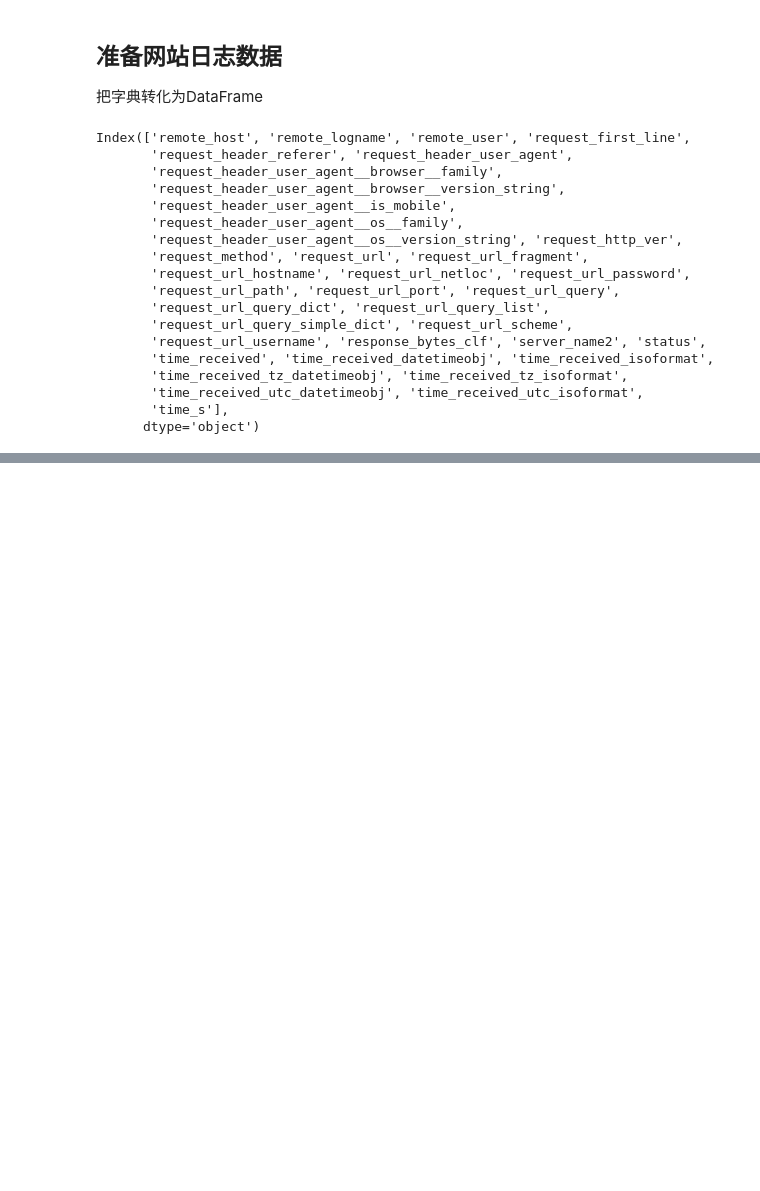
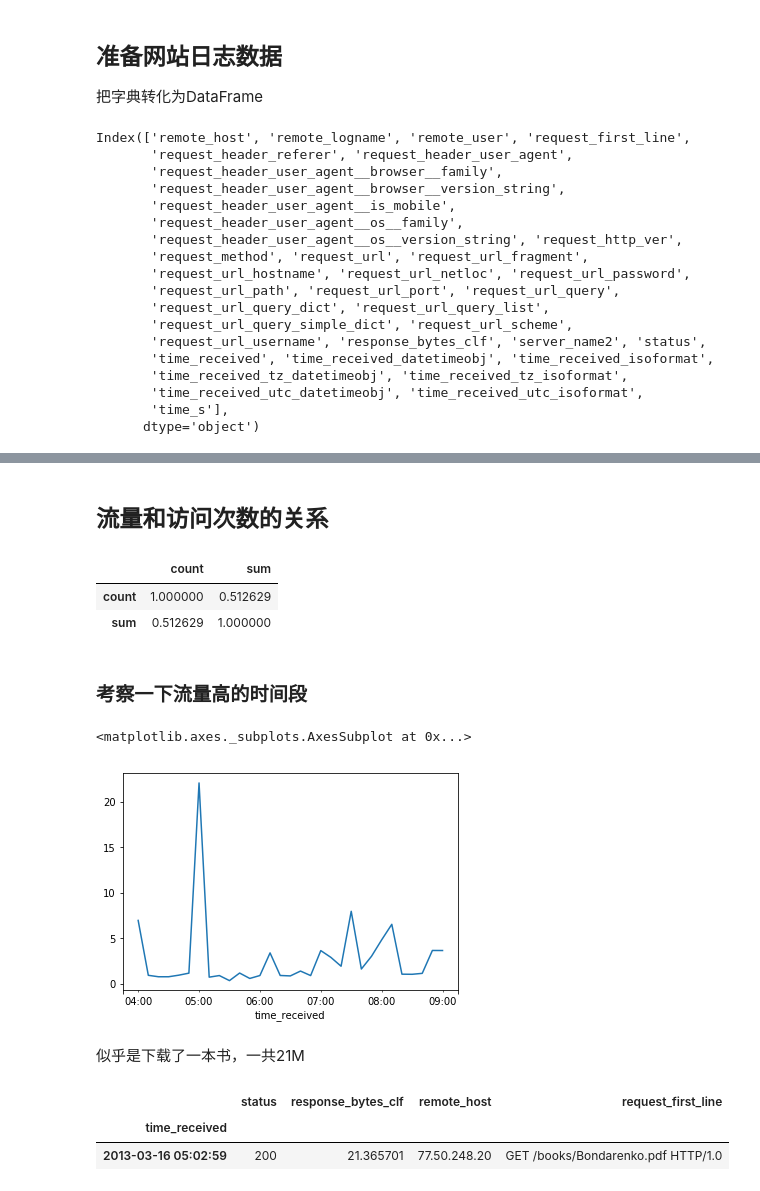
Before and after one commit to lqleon1214/data_analysis_test, a Jupyter notebook: chp11-Apache_log.ipynb, the cells around one changed output, grey strips where cells are left out. Cells and saved outputs as stored; diff of their text form; code cells hidden in the pictures; blank space fills up the shorter version.

```diff
--- a/chp11-Apache_log.ipynb
+++ b/chp11-Apache_log.ipynb
@@ -119,0 +271,23 @@ df.head()
+# %% [markdown]
+## 流量和访问次数的关系
+# %%
+df_b.corr()      # 也就是相关的关系
+# %% [output]
+|  | count | sum |
+| count | 1.000000 | 0.512629 |
+| sum | 0.512629 | 1.000000 |
+# %% [markdown]
+### 考察一下流量高的时间段
+# %%
+df_b['2013-03-16 2:00':'2013-03-16 9:00']['sum'].plot()
+# %% [output]
+<matplotlib.axes._subplots.AxesSubplot at 0x...>
+[figure, added]
+# %% [markdown]
+似乎是下载了一本书，一共21M
+# %%
+df[df['response_bytes_clf']>20]
+# %% [output]
+|  | status | response_bytes_clf | remote_host | request_first_line |
+| time_received |  |  |  |  |
+| 2013-03-16 05:02:59 | 200 | 21.365701 | 77.50.248.20 | GET /books/Bondarenko.pdf HTTP/1.0 |
```
Also changed, not shown: parts of 70 cells of this notebook, 1 other file.
